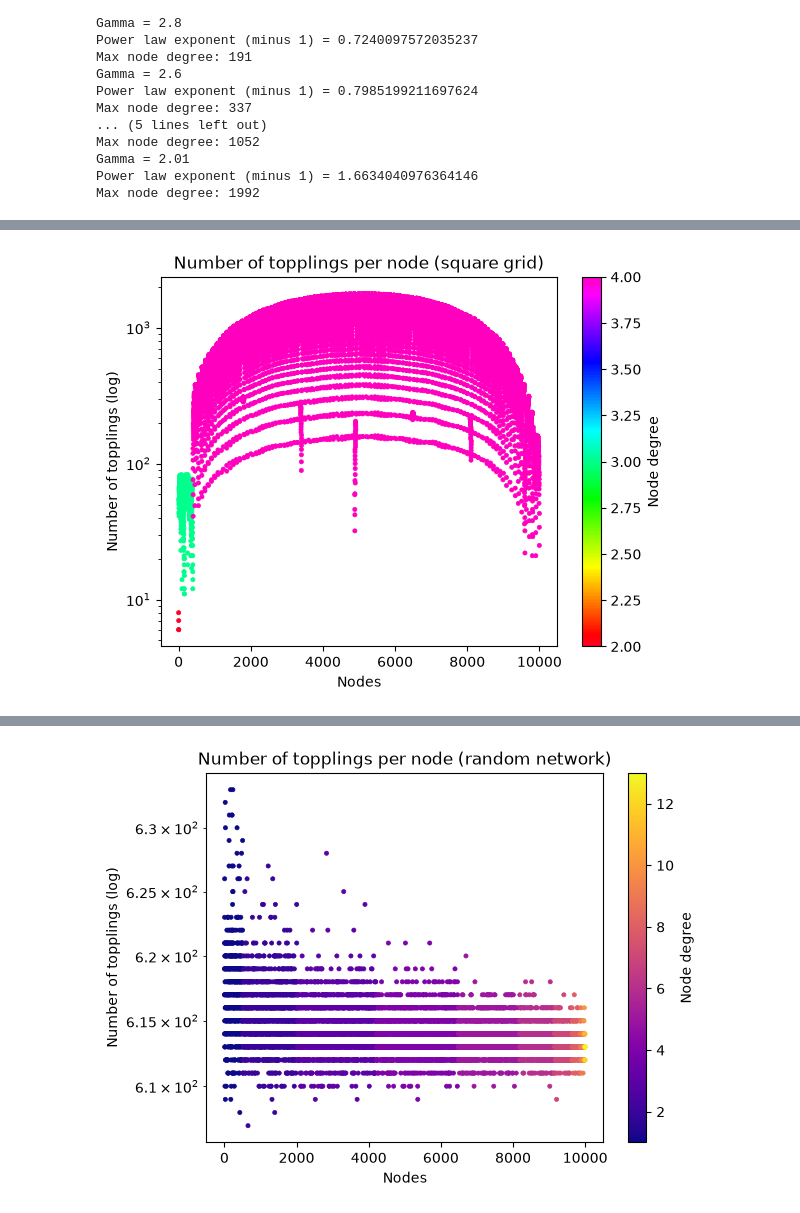
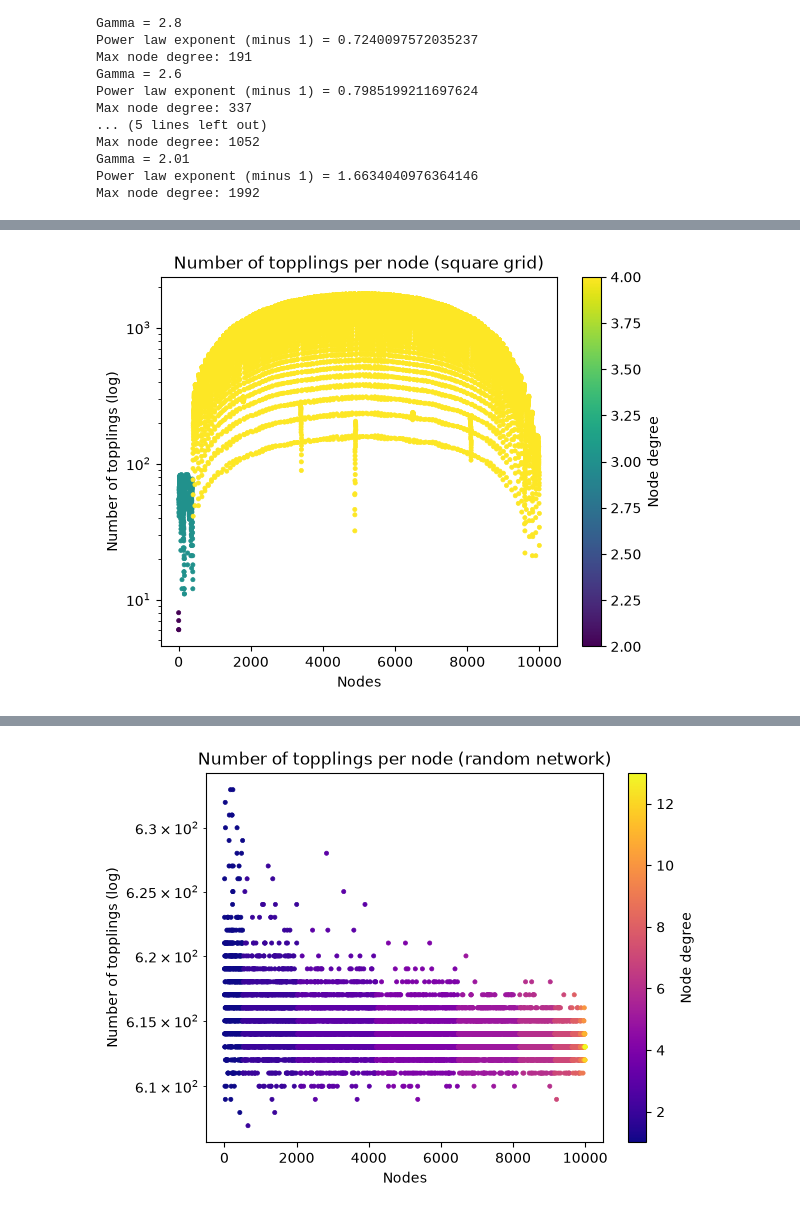
Before and after one commit to riccardo03-maker/SOC_on_networks, a Jupyter notebook: project_notebook.ipynb, the cells around one changed output, grey strips where cells are left out. Saved outputs shown, nothing was run; the diff lists cells and outputs as text; code cells hidden in the pictures.

```diff
--- a/project_notebook.ipynb
+++ b/project_notebook.ipynb
@@ -261,26 +264,26 @@ for i, gamma in enumerate([5., 3., 2.8, 2.6, 2.4, 2.2, 2.01]):
     degree_list = np.array([list(scale_free_model.network.degree)[i][1] for i in range(len(list(scale_free_model.network.degree)))])
     plt.hist(degree_list, bins = max(degree_list), color = "green")
     plt.xlabel("Degree")
-    plt.ylabel("Number_of_nodes")
+    plt.ylabel("Number of nodes")
     plt.title("Degree distribution (gamma = " + str(gamma) + ")")
     plt.savefig("./plots/scale_free_network/degree_distribution/degree_distribution_gamma_" + gamma_string[i] + ".png")
 
     #evolve and plot avalanche size distribution
     scale_free_model.evolve(30000, lose_probability = 0.001, seed = 42)
     figure_scale_free = SandNet.plot_avalanche_size(scale_free_model, x_label = "Avalanche size", y_label = "Density",
-                                     title = "Avalanche size and area distribution (gamma = " + str(gamma) + ")",
+                                     title = "Avalanche distribution (gamma = " + str(gamma) + ")",
                                      label = "measured avalanche sizes")
     exponent, figure_scale_free = SandNet.fit_powerlaw(scale_free_model, figure = figure_scale_free, color = "red", linestyle = "--",
                                         label = "fit avalanche sizes")
     figure_scale_free = SandNet.plot_avalanche_area(scale_free_model, figure = figure_scale_free, color = "orange",
-                                                    label = "measured_avalanche_areas")
+                                                    label = "measured avalanche areas")
 
     figure_scale_free.savefig("./plots/scale_free_network/avalanche_distribution/avalanche_distribution_gamma_"
                               + gamma_string[i] + ".png")
 
     topplings_scale_free = SandNet.plot_topplings_per_node(scale_free_model, x_label = "Nodes", y_label = "Number of topplings (log)",
-                                                          title = "Number of topplings per node (gamma = " + str(gamma) + ")", cmap = "plasma",
-                                                          marker = ".", linewidths = 0.5)
+                                                          title = "Number of topplings per node (gamma = " + str(gamma) + ")", cmap = "gist_rainbow",
+                                                          marker = ".", linewidths = 0.5, norm = LogNorm())
     topplings_scale_free.savefig("./plots/scale_free_network/topplings_per_node/topplings_per_node_gamma_" + gamma_string[i] + ".png")
 
     print("Gamma = " + str(gamma) + "\nPower law exponent (minus 1) = " + str(exponent) + "\nMax node degree: " + str(max(degree_list)))
@@ -335,7 +332,7 @@ This correction becomes more and more important as the size of the network decre
 # %%
 toppling_original_model = SandNet.plot_topplings_per_node(original_model, x_label = "Nodes", y_label = "Number of topplings (log)",
                                                           title = "Number of topplings per node (square grid)",
-                                                          cmap = "gist_rainbow", marker = ".", linewidths = 0.5)
+                                                          cmap = "viridis", marker = ".", linewidths = 0.5)
 toppling_original_model.savefig("./plots/original_model/topplings_per_node_square_grid")
 # %% [output]
-[figure, old version]
+[figure, new version]
```
Also changed, not shown: parts of 30 cells of this notebook, 37 other files.
